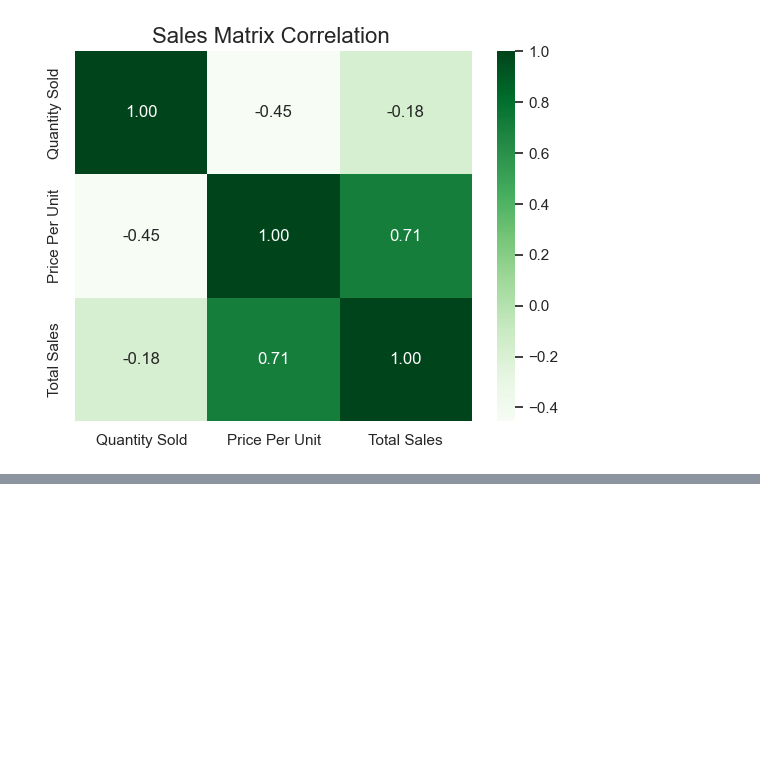
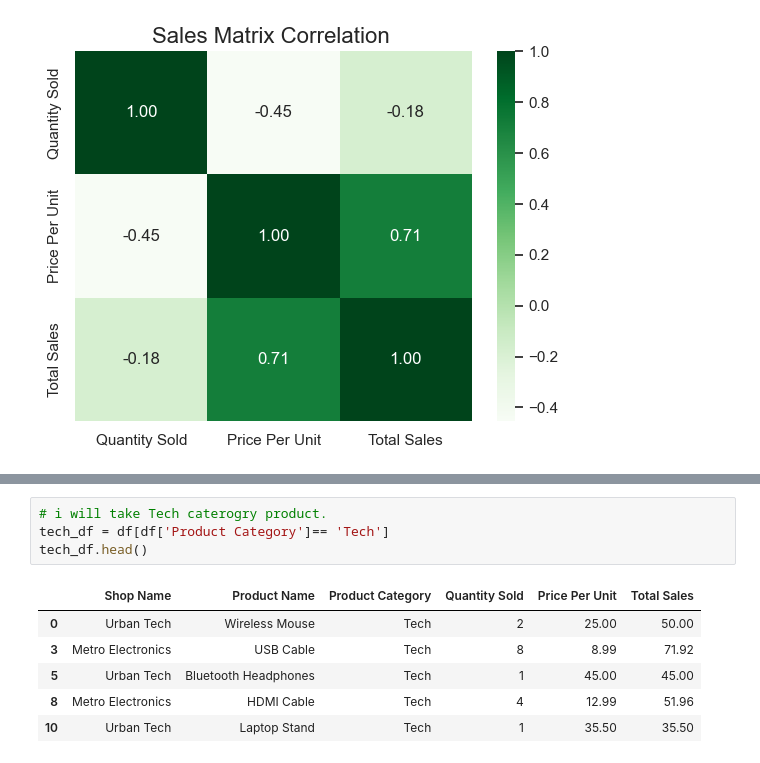
Before and after one commit to Mohith-151/week6-project, a Jupyter notebook: dashboard.ipynb, the cells around one changed output, grey strips where cells are left out. Drawn from its saved outputs; the diff is of its cells as text; blank space fills up the shorter version.

```diff
--- a/dashboard.ipynb
+++ b/dashboard.ipynb
@@ -79,0 +84,11 @@ plt.show()
+# %%
+# i will take Tech caterogry product.
+tech_df = df[df['Product Category']== 'Tech']
+tech_df.head()
+# %% [output]
+|  | Shop Name | Product Name | Product Category | Quantity Sold | Price Per Unit | Total Sales |
+| 0 | Urban Tech | Wireless Mouse | Tech | 2 | 25.00 | 50.00 |
+| 3 | Metro Electronics | USB Cable | Tech | 8 | 8.99 | 71.92 |
+| 5 | Urban Tech | Bluetooth Headphones | Tech | 1 | 45.00 | 45.00 |
+| 8 | Metro Electronics | HDMI Cable | Tech | 4 | 12.99 | 51.96 |
+| 10 | Urban Tech | Laptop Stand | Tech | 1 | 35.50 | 35.50 |
```
Also changed, not shown: parts of 6 cells of this notebook, 6 other files.
